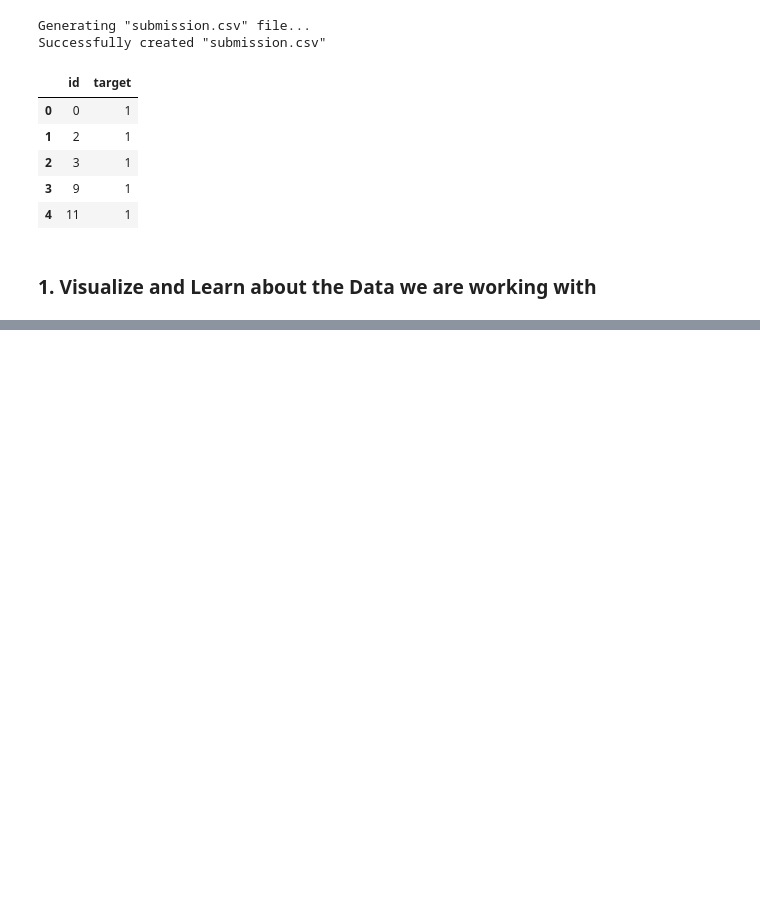
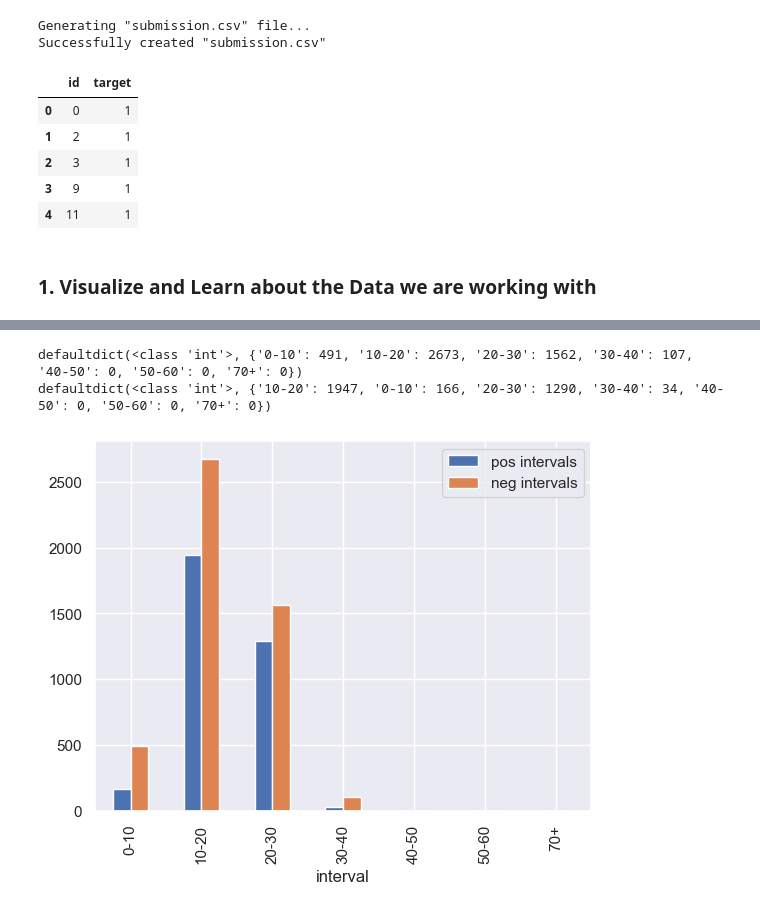
Before and after one commit to grivera64/Google-Tech-Exchange-Machine-Learning-Final-Project, a Jupyter notebook: Giovanni_&_Oscar_Milestone_3.ipynb, the cells around one changed output, grey strips where cells are left out. Saved outputs shown, nothing was run; the diff lists cells and outputs as text; code cells hidden in the pictures; blank space fills up the shorter version.

Commit message:
added graph based on length, code still needs to be cleaned up and comments need to be added, overall completely functional

```diff
--- a/Giovanni_&_Oscar_Milestone_3.ipynb
+++ b/Giovanni_&_Oscar_Milestone_3.ipynb
@@ -330,0 +331,76 @@ DEBUG: Total Words Len: 38163
+# %%
+from collections import defaultdict
+
+def length_plot(tweets_np , labels_np):
+  pos_intervals = defaultdict(int)
+  neg_intervals = defaultdict(int)
+  interval_list = ['0-10', '10-20' , '20-30' , '30-40' , '40-50' , '50-60' , '70+' ]
+  for entry_index in range(tweets_np.shape[0]):
+        # Flatten all of the features into a single string
+        words = ' '.join([str(feature) for feature in tweets_np[entry_index]]).split()
+
+        if(len(words) <= 10):
+          if labels_np[entry_index] == 1 :
+            pos_intervals['0-10'] += 1
+          else:
+            neg_intervals['0-10'] += 1
+
+        if(len(words) <= 20):
+          if labels_np[entry_index] == 1 :
+            pos_intervals['10-20'] += 1
+          else:
+            neg_intervals['10-20']+= 1
+
+        elif(len(words) <= 30):
+          if labels_np[entry_index] == 1 :
+            pos_intervals['20-30'] += 1
+          else:
+            neg_intervals['20-30']+= 1
+
+        elif(len(words) <= 40):
+          if labels_np[entry_index] == 1 :
+            pos_intervals['30-40'] += 1
+          else:
+            neg_intervals['30-40']+= 1
+
+        elif(len(words) <= 50):
+          if labels_np[entry_index] == 1 :
+            pos_intervals['40-50'] += 1
+          else:
+            neg_intervals['40-50']+= 1
+
+        elif(len(words) <= 60):
+          if labels_np[entry_index] == 1 :
+            pos_intervals['50-60'] += 1
+          else:
+            neg_intervals['50-60']+= 1
+
+        else:
+          if labels_np[entry_index] == 1 :
+            pos_intervals['70+'] += 1
+          else:
+            neg_intervals['70+'] += 1
+
+
+
+  result= {
+      'interval' : [ interval for interval in interval_list],
+      'pos intervals' : [pos_intervals[interval] for interval in interval_list],
+      'neg intervals' : [neg_intervals[interval] for interval in interval_list]
+  }
+
+  word_count_df = pd.DataFrame(data = result , columns=['interval', 'pos intervals', 'neg intervals'])
+  word_count_df = word_count_df.set_index('interval')
+
+  pd.concat([word_count_df[['pos intervals']], word_count_df[['neg intervals']]], axis=1).plot.bar()
+
+  display(word_count_df)
+
+  print(neg_intervals)
+  print(pos_intervals)
+
+
+
+
+length_plot(X_data , Y_data)
+# %% [output]
@@ -330,0 +416,3 @@ DEBUG: Total Words Len: 38163
+defaultdict(<class 'int'>, {'0-10': 491, '10-20': 2673, '20-30': 1562, '30-40': 107, '40-50': 0, '50-60': 0, '70+': 0})
+defaultdict(<class 'int'>, {'10-20': 1947, '0-10': 166, '20-30': 1290, '30-40': 34, '40-50': 0, '50-60': 0, '70+': 0})
+[figure, added]
```
Also changed, not shown: parts of 5 cells of this notebook.
